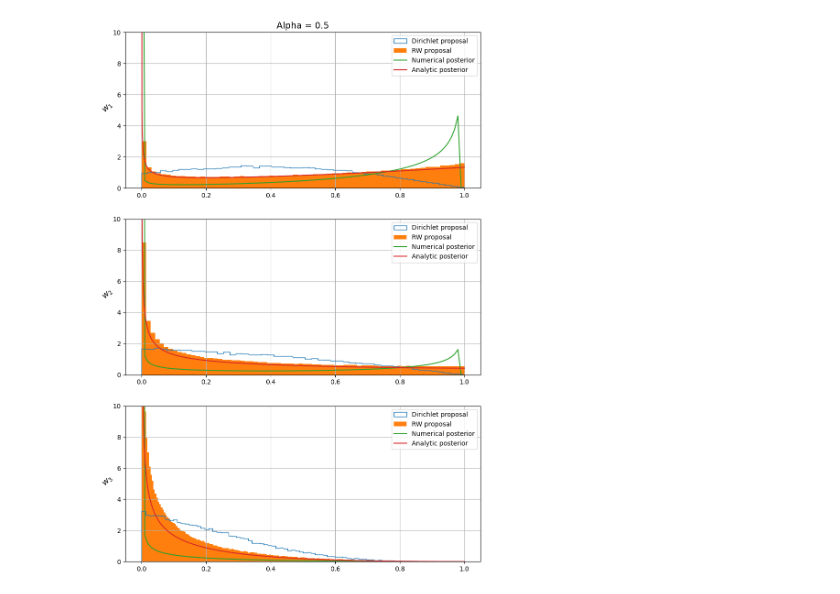
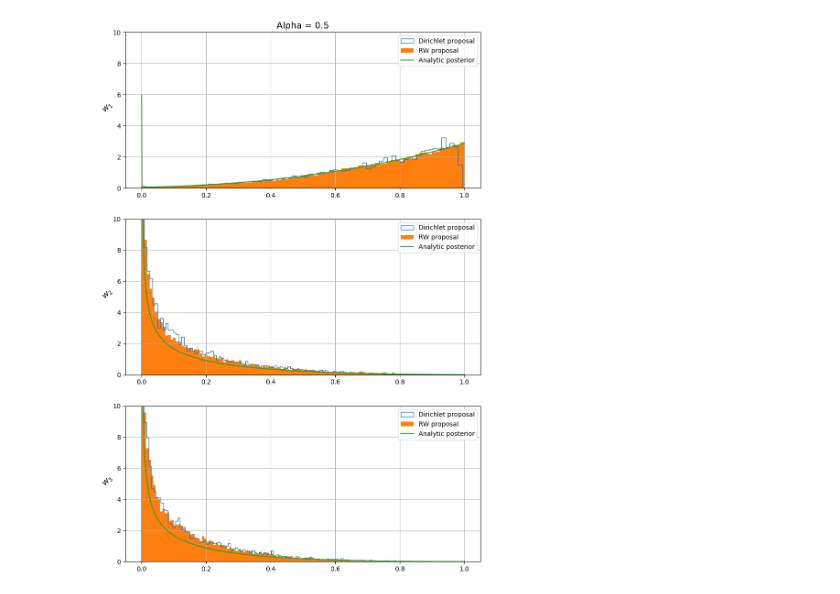
Before and after one commit to marcgrillo/dirichlet, a Jupyter notebook: notebook2.ipynb, the cells around one changed output. Drawn from its saved outputs; the diff is of its cells as text; code cells hidden in the pictures.

Commit message:
fixed dirichlet

```diff
--- a/notebook2.ipynb
+++ b/notebook2.ipynb
@@ -35,7 +35,7 @@ def loglikelihood(xt, omega):
 def log_posterior(xt, omega, alpha):
     return loglikelihood(xt, omega) + dirichlet.logpdf(omega, alpha = alpha)
 
-def sampling(n, xt, alpha):
+def sampling(n, xt, alpha, alpha_prop):
     accepted = []
     c = 0
     log_rnd = np.log(np.random.uniform(0,1,n))
@@ -44,11 +44,11 @@ def sampling(n, xt, alpha):
     for i in pb:
         acp = i and c/i or 0
         pb.set_description("Acceptance rate %f" % acp)
-        omega_new = np.hstack( dirichlet.rvs(alpha = alpha, size = 1) )
-        if log_rnd[i] <= log_acceptance_diri(xt, alpha, omega, omega_new):
+        omega_new = np.hstack( dirichlet.rvs(alpha = alpha_prop, size = 1) )
+        if log_rnd[i] <= log_acceptance_diri(xt, alpha, alpha_prop, omega, omega_new):
             omega = omega_new
             c +=1
-            accepted.append(omega)
+        accepted.append(omega)
     return np.array(accepted)
 
 def sampling2(n, xt, alpha, eps, each):
@@ -71,11 +71,11 @@ def sampling2(n, xt, alpha, eps, each):
             x = x_pr
             scale = x_pr*eps**2
             c +=1
-            accepted.append(omega)
+        accepted.append(omega)
     return np.array(accepted)
 
-def log_acceptance_diri(xt, alpha, omega, omega_pr):
-    return log_posterior(xt, omega_pr, alpha) - log_posterior(xt, omega, alpha) + dirichlet.logpdf(omega_pr, alpha = alpha) - dirichlet.logpdf(omega, alpha = alpha)
+def log_acceptance_diri(xt, alpha, alpha_prop, omega, omega_pr):
+    return log_posterior(xt, omega_pr, alpha) - log_posterior(xt, omega, alpha) + dirichlet.logpdf(omega_pr, alpha = alpha_prop) - dirichlet.logpdf(omega, alpha = alpha_prop)
 
 def log_acceptance(xt, alpha, x, x_pr, omega, omega_pr, alp, eps, scale):
             scale_reverse = x_pr*eps**2
@@ -128,10 +128,11 @@ print(xt)
 # %%
 a = 0.5
 alpha = np.ones(n_pars)*a
+alpha_prop = np.ones(n_pars)
 
-n = int(1e6)
+n = int(1e5)
 
-#samples = sampling(n, xt, alpha)
+samples = sampling(n, xt, alpha, alpha_prop)
 eps = 1
-each = int(1e5)
-samples2 = sampling2(n, xt, alpha, eps, each)
+each = int(1e4)
+#samples2 = sampling2(n, xt, alpha, eps, each)
@@ -156,28 +146,28 @@ for i in range(n_pars):
 # %%
 fig, axs = plt.subplots( n_pars, figsize = [10,15] )
 w = samples
 w2 = samples2
 x = np.arange(0, len(w[0]))
 for i in range(n_pars):
     axs[i].hist(np.transpose(w)[i], bins = 'auto', histtype='step', density = True, label = 'Dirichlet proposal')
     axs[i].hist(np.transpose(w2)[i], bins = 'auto', density = True, label = 'RW proposal')
     axs[i].set_ylabel(f'$w_{i+1}$', rotation = 45, size = '13')
-    axs[i].plot(anal_x[i], anal[i], label = 'Numerical posterior')
+    #axs[i].plot(anal_x[i], anal[i], label = 'Numerical posterior')
     if i == 0 :
         xx = np.linspace(1e-6,1,1000)
         axs[i].plot(xx, w1_post(xx, alpha, xt), label = 'Analytic posterior')
     if i == 1 :
         xx = np.linspace(1e-6,1,1000)
         axs[i].plot(xx, w2_post(xx, alpha, xt), label = 'Analytic posterior')
     if i == 2 :
         xx = np.linspace(1e-6,1,1000)
         axs[i].plot(xx, w3_post(xx, alpha, xt), label = 'Analytic posterior')
     axs[i].grid()
     axs[i].legend()
     axs[i].set_ylim([0,10])
 axs[0].set_title(f'Alpha = {alpha[0]}', size = 14)
-plt.savefig('Alpha'+str(alpha[0])+'.png')
+plt.savefig('Alpha'+str(alpha[0])+'_second.png')
 plt.show()
 plt.close()
 # %% [output]
-[figure, old version]
+[figure, new version]
```
Also changed, not shown: parts of 2 cells of this notebook, 16 other files.
